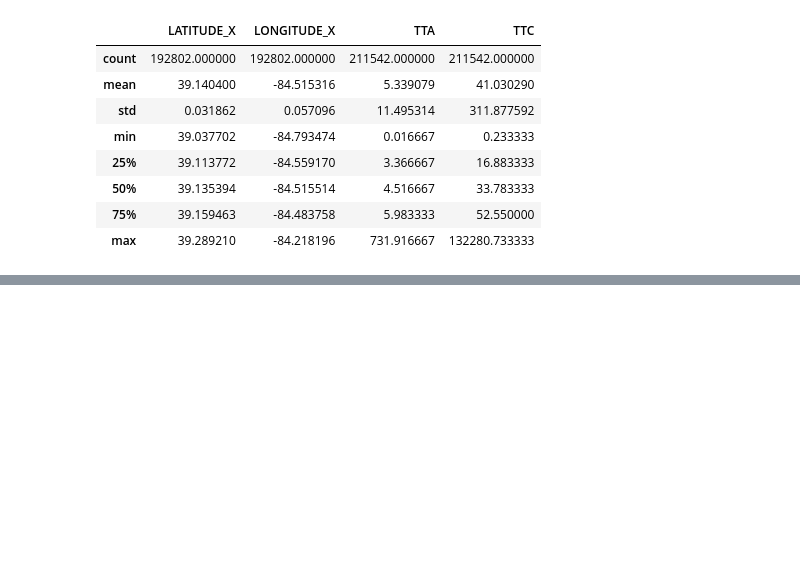
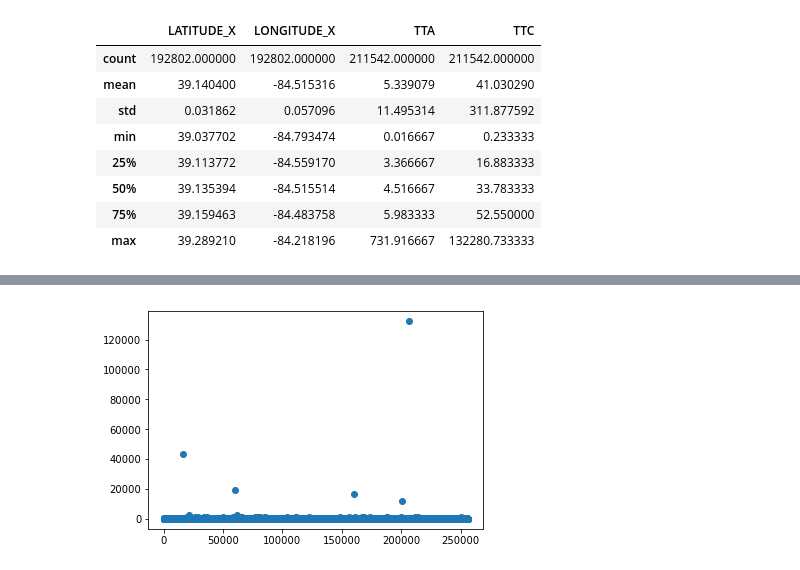
Before and after one commit to billmcmillin/python-data-day, a Jupyter notebook: sample/fire_incidents.ipynb, the cells around one changed output, grey strips where cells are left out. Cells and saved outputs as stored; diff of their text form; code cells hidden in the pictures; blank space fills up the shorter version.

```diff
--- a/sample/fire_incidents.ipynb
+++ b/sample/fire_incidents.ipynb
@@ -457,0 +480,6 @@ clean_df.describe()
+# %%
+#plot time to close (TTC) as points
+plt.plot(clean_df['TTC'], "o")
+plt.show()
+# %% [output]
+[figure, added]
```
Also changed, not shown: parts of 13 cells of this notebook.
